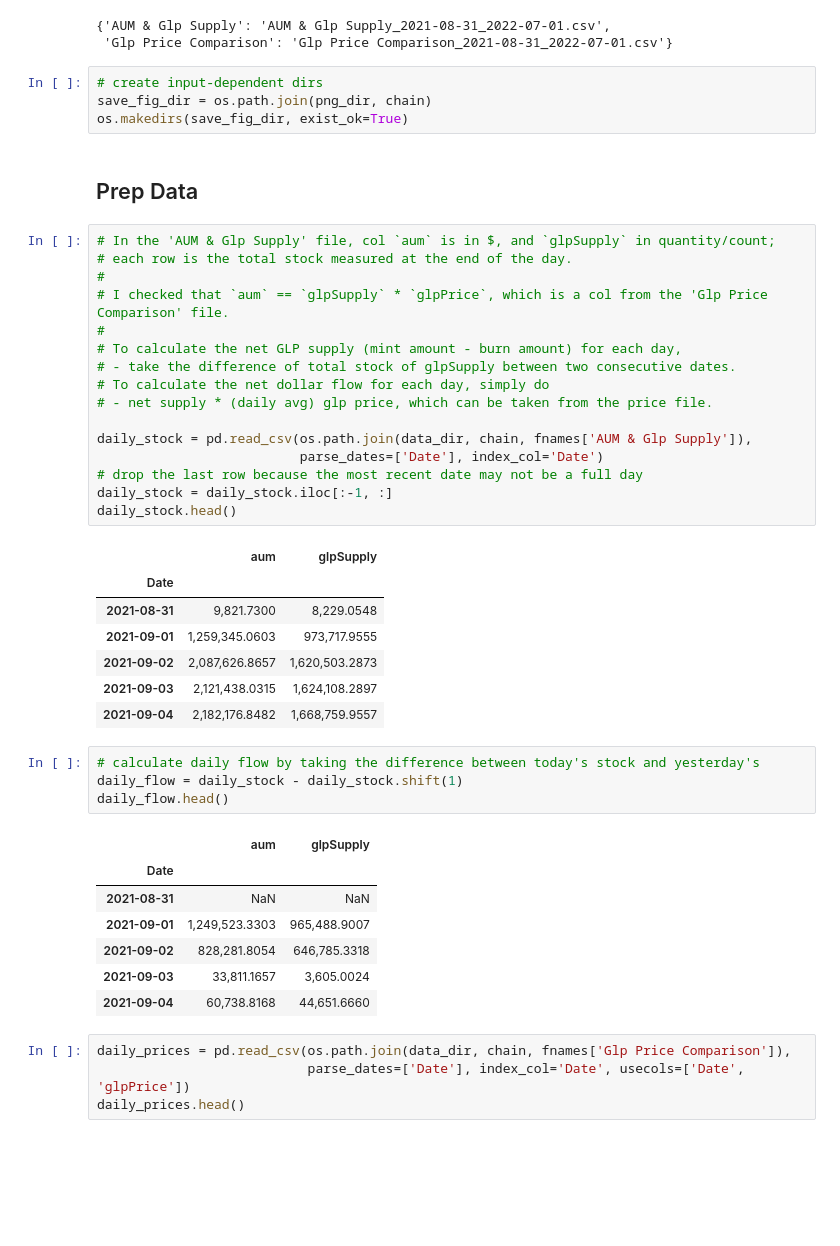
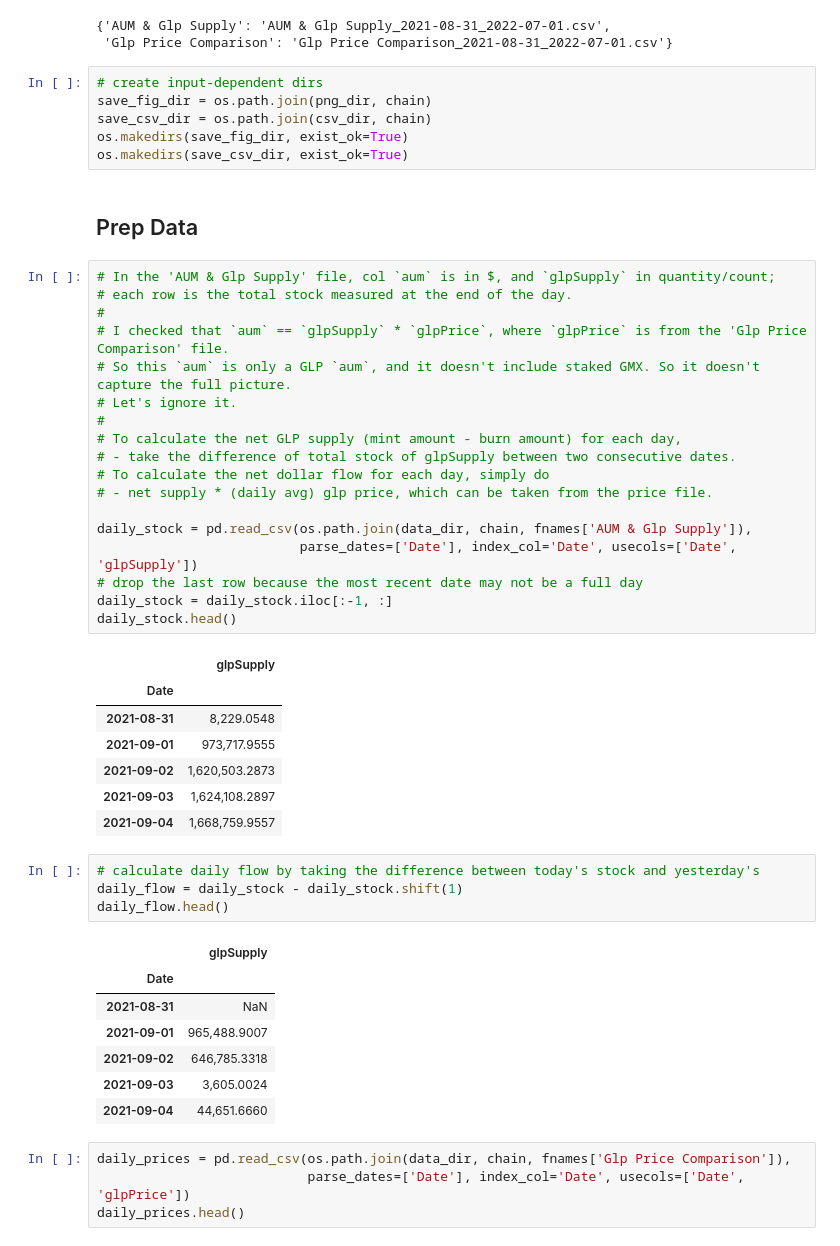
Before and after one commit to coindataschool/GMX, a Jupyter notebook: notebook/Arbitrum/glp_net_dollar_flow.ipynb, the cells around one changed output. Drawn from its saved outputs; the diff is of its cells as text; blank space fills up the shorter version.

```diff
--- a/notebook/Arbitrum/glp_net_dollar_flow.ipynb
+++ b/notebook/Arbitrum/glp_net_dollar_flow.ipynb
@@ -49,45 +51,49 @@ fnames
 # %%
 # create input-dependent dirs
 save_fig_dir = os.path.join(png_dir, chain)
+save_csv_dir = os.path.join(csv_dir, chain)
 os.makedirs(save_fig_dir, exist_ok=True)
+os.makedirs(save_csv_dir, exist_ok=True)
 # %% [markdown]
 ## Prep Data
 # %%
 # In the 'AUM & Glp Supply' file, col `aum` is in $, and `glpSupply` in quantity/count;
 # each row is the total stock measured at the end of the day.
 #
-# I checked that `aum` == `glpSupply` * `glpPrice`, which is a col from the 'Glp Price Comparison' file.
+# I checked that `aum` == `glpSupply` * `glpPrice`, where `glpPrice` is from the 'Glp Price Comparison' file.
+# So this `aum` is only a GLP `aum`, and it doesn't include staked GMX. So it doesn't capture the full picture.
+# Let's ignore it.
 #
 # To calculate the net GLP supply (mint amount - burn amount) for each day,
 # - take the difference of total stock of glpSupply between two consecutive dates.
 # To calculate the net dollar flow for each day, simply do
 # - net supply * (daily avg) glp price, which can be taken from the price file.
 
 daily_stock = pd.read_csv(os.path.join(data_dir, chain, fnames['AUM & Glp Supply']),
-                          parse_dates=['Date'], index_col='Date')
+                          parse_dates=['Date'], index_col='Date', usecols=['Date', 'glpSupply'])
 # drop the last row because the most recent date may not be a full day
 daily_stock = daily_stock.iloc[:-1, :]
 daily_stock.head()
 # %% [output]
-|  | aum | glpSupply |
-| Date |  |  |
-| 2021-08-31 | 9,821.7300 | 8,229.0548 |
-| 2021-09-01 | 1,259,345.0603 | 973,717.9555 |
-| 2021-09-02 | 2,087,626.8657 | 1,620,503.2873 |
-| 2021-09-03 | 2,121,438.0315 | 1,624,108.2897 |
-| 2021-09-04 | 2,182,176.8482 | 1,668,759.9557 |
+|  | glpSupply |
+| Date |  |
+| 2021-08-31 | 8,229.0548 |
+| 2021-09-01 | 973,717.9555 |
+| 2021-09-02 | 1,620,503.2873 |
+| 2021-09-03 | 1,624,108.2897 |
+| 2021-09-04 | 1,668,759.9557 |
 # %%
 # calculate daily flow by taking the difference between today's stock and yesterday's
 daily_flow = daily_stock - daily_stock.shift(1)
 daily_flow.head()
 # %% [output]
-|  | aum | glpSupply |
-| Date |  |  |
-| 2021-08-31 | NaN | NaN |
-| 2021-09-01 | 1,249,523.3303 | 965,488.9007 |
-| 2021-09-02 | 828,281.8054 | 646,785.3318 |
-| 2021-09-03 | 33,811.1657 | 3,605.0024 |
-| 2021-09-04 | 60,738.8168 | 44,651.6660 |
+|  | glpSupply |
+| Date |  |
+| 2021-08-31 | NaN |
+| 2021-09-01 | 965,488.9007 |
+| 2021-09-02 | 646,785.3318 |
+| 2021-09-03 | 3,605.0024 |
+| 2021-09-04 | 44,651.6660 |
 # %%
 daily_prices = pd.read_csv(os.path.join(data_dir, chain, fnames['Glp Price Comparison']),
                            parse_dates=['Date'], index_col='Date', usecols=['Date', 'glpPrice'])
```
Also changed, not shown: parts of 16 cells of this notebook, 11 other files.
